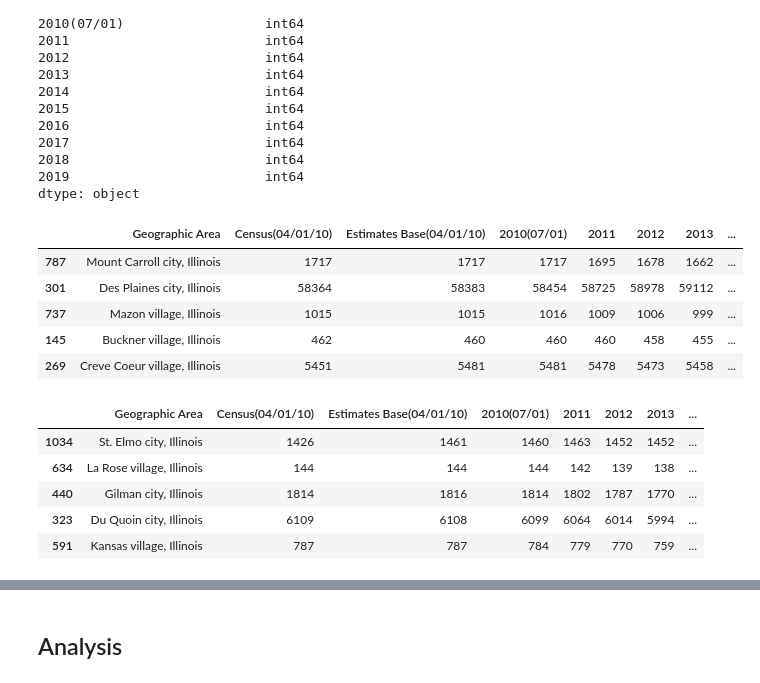
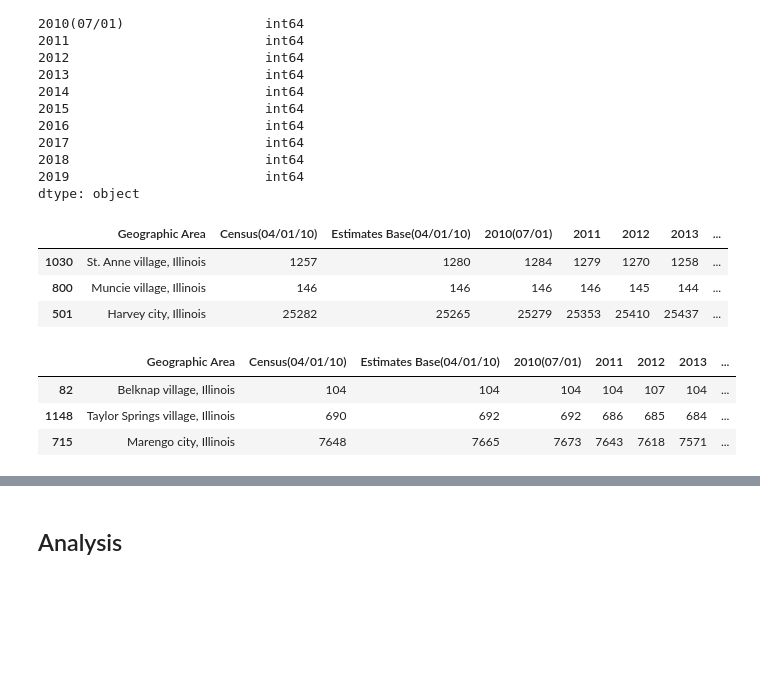
Before and after one commit to tcyang01/Data-Visualization, a Jupyter notebook: censusIL/censusIL.ipynb, the cells around one changed output, grey strips where cells are left out. Cells and saved outputs as stored; diff of their text form; code cells hidden in the pictures; blank space fills up the shorter version.

```diff
--- a/censusIL/censusIL.ipynb
+++ b/censusIL/censusIL.ipynb
@@ -49,34 +49,30 @@ dtype: object
 # %%
 #create a new column and categorize areas into city as 1 and non_city as 0
 df['City'] = df['2019'].copy()
 for i in range(len(df)):
     if ('city' in df.loc[i, 'Geographic Area']):
         df['City'][i] = 1;
     else:
         df['City'][i] = 0;
 
-df.sample(5)
+df.sample(3)
 # %% [output]
 |  | Geographic Area | Census(04/01/10) | Estimates Base(04/01/10) | 2010(07/01) | 2011 | 2012 | 2013 | ... |
-| 787 | Mount Carroll city, Illinois | 1717 | 1717 | 1717 | 1695 | 1678 | 1662 | ... |
-| 301 | Des Plaines city, Illinois | 58364 | 58383 | 58454 | 58725 | 58978 | 59112 | ... |
-| 737 | Mazon village, Illinois | 1015 | 1015 | 1016 | 1009 | 1006 | 999 | ... |
-| 145 | Buckner village, Illinois | 462 | 460 | 460 | 460 | 458 | 455 | ... |
-| 269 | Creve Coeur village, Illinois | 5451 | 5481 | 5481 | 5478 | 5473 | 5458 | ... |
+| 1030 | St. Anne village, Illinois | 1257 | 1280 | 1284 | 1279 | 1270 | 1258 | ... |
+| 800 | Muncie village, Illinois | 146 | 146 | 146 | 146 | 145 | 144 | ... |
+| 501 | Harvey city, Illinois | 25282 | 25265 | 25279 | 25353 | 25410 | 25437 | ... |
 # %%
 #create a new column and calculate net change from July 1st of 2010 to 2019
 df['Net Change'] = df['City'].copy()
 for i in range(len(df)):
     df.loc[i,'Net Change'] = df.loc[i,'2019'] - df.loc[i,'2010(07/01)']
 
-df.sample(5)
+df.sample(3)
 # %% [output]
 |  | Geographic Area | Census(04/01/10) | Estimates Base(04/01/10) | 2010(07/01) | 2011 | 2012 | 2013 | ... |
-| 1034 | St. Elmo city, Illinois | 1426 | 1461 | 1460 | 1463 | 1452 | 1452 | ... |
-| 634 | La Rose village, Illinois | 144 | 144 | 144 | 142 | 139 | 138 | ... |
-| 440 | Gilman city, Illinois | 1814 | 1816 | 1814 | 1802 | 1787 | 1770 | ... |
-| 323 | Du Quoin city, Illinois | 6109 | 6108 | 6099 | 6064 | 6014 | 5994 | ... |
-| 591 | Kansas village, Illinois | 787 | 787 | 784 | 779 | 770 | 759 | ... |
+| 82 | Belknap village, Illinois | 104 | 104 | 104 | 104 | 107 | 104 | ... |
+| 1148 | Taylor Springs village, Illinois | 690 | 692 | 692 | 686 | 685 | 684 | ... |
+| 715 | Marengo city, Illinois | 7648 | 7665 | 7673 | 7643 | 7618 | 7571 | ... |
 # %%
 #create a new column and calculate net change precent from July 1st of 2010 to 2019
 df['Net Change %'] = df['Net Change'].copy()
```
Also changed, not shown: parts of 18 cells of this notebook.
